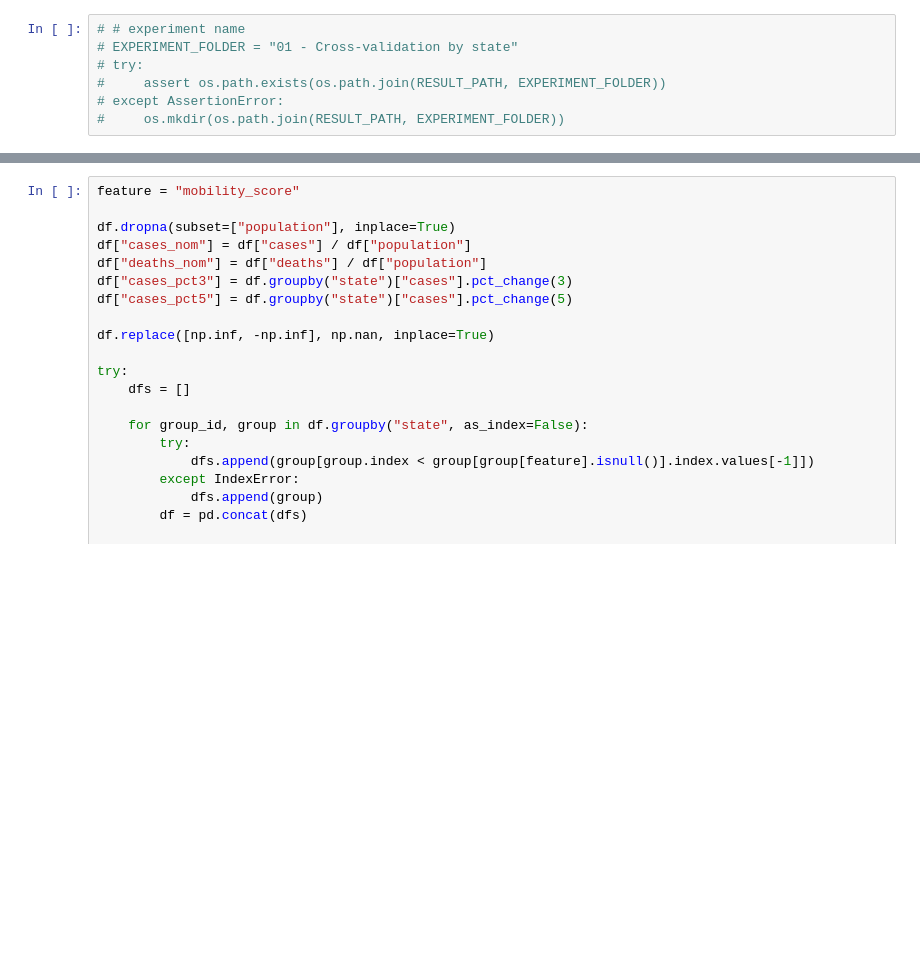
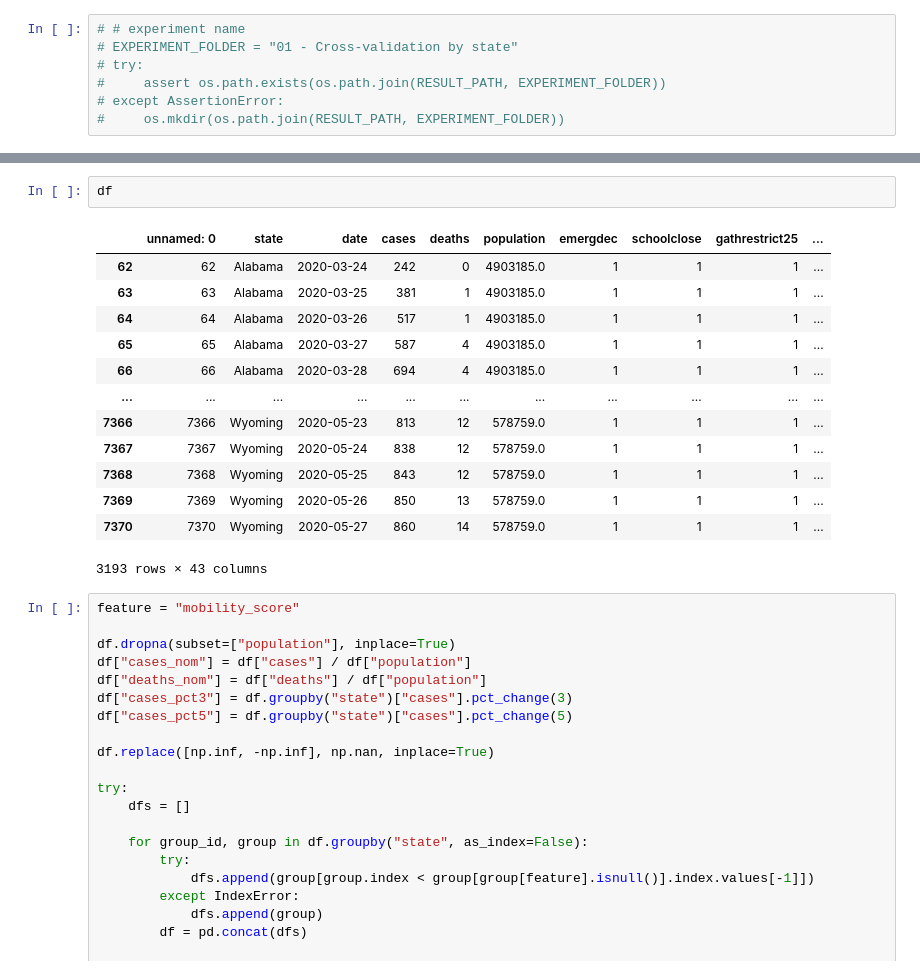
Before and after one commit to oskali/mit_cassandra, a Jupyter notebook: notebooks/mobility_analysis_for_action_learning.ipynb, the cells around one changed output, grey strips where cells are left out. Drawn from its saved outputs; the diff is of its cells as text; blank space fills up the shorter version.

```diff
--- a/notebooks/mobility_analysis_for_action_learning.ipynb
+++ b/notebooks/mobility_analysis_for_action_learning.ipynb
@@ -80,3 +72,19 @@ df = df[df["state"]!='Virgin Islands']
+# %%
+df
+# %% [output]
+|  | unnamed: 0 | state | date | cases | deaths | population | emergdec | schoolclose | gathrestrict25 | ... |
+| 62 | 62 | Alabama | 2020-03-24 | 242 | 0 | 4903185.0 | 1 | 1 | 1 | ... |
+| 63 | 63 | Alabama | 2020-03-25 | 381 | 1 | 4903185.0 | 1 | 1 | 1 | ... |
+| 64 | 64 | Alabama | 2020-03-26 | 517 | 1 | 4903185.0 | 1 | 1 | 1 | ... |
+| 65 | 65 | Alabama | 2020-03-27 | 587 | 4 | 4903185.0 | 1 | 1 | 1 | ... |
+| 66 | 66 | Alabama | 2020-03-28 | 694 | 4 | 4903185.0 | 1 | 1 | 1 | ... |
+| ... | ... | ... | ... | ... | ... | ... | ... | ... | ... | ... |
+| 7366 | 7366 | Wyoming | 2020-05-23 | 813 | 12 | 578759.0 | 1 | 1 | 1 | ... |
+| 7367 | 7367 | Wyoming | 2020-05-24 | 838 | 12 | 578759.0 | 1 | 1 | 1 | ... |
+| 7368 | 7368 | Wyoming | 2020-05-25 | 843 | 12 | 578759.0 | 1 | 1 | 1 | ... |
+| 7369 | 7369 | Wyoming | 2020-05-26 | 850 | 13 | 578759.0 | 1 | 1 | 1 | ... |
+| 7370 | 7370 | Wyoming | 2020-05-27 | 860 | 14 | 578759.0 | 1 | 1 | 1 | ... |
+3193 rows × 43 columns
 # %%
 feature = "mobility_score"
 
```
Also changed, not shown: parts of 3 cells of this notebook, 10 other files.
